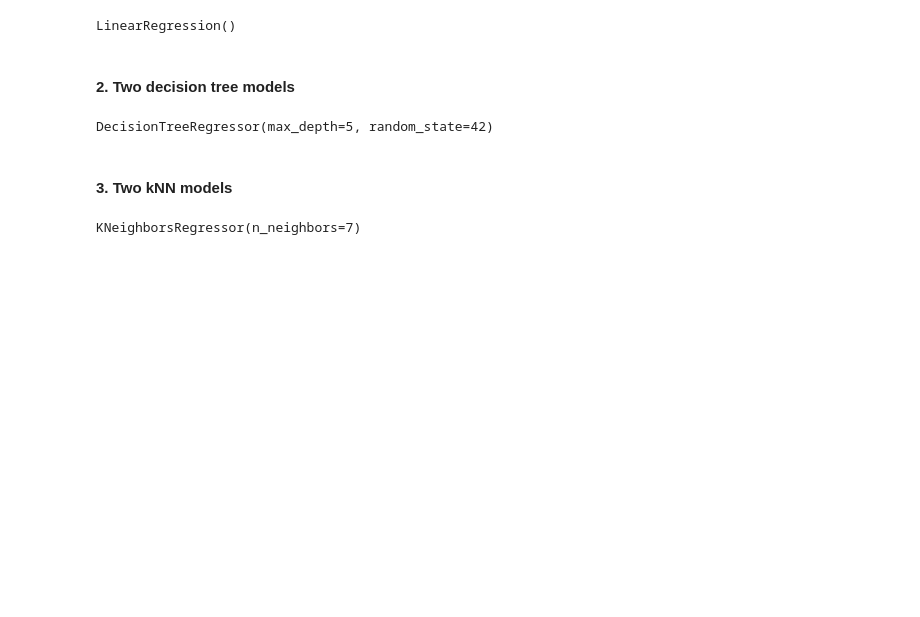
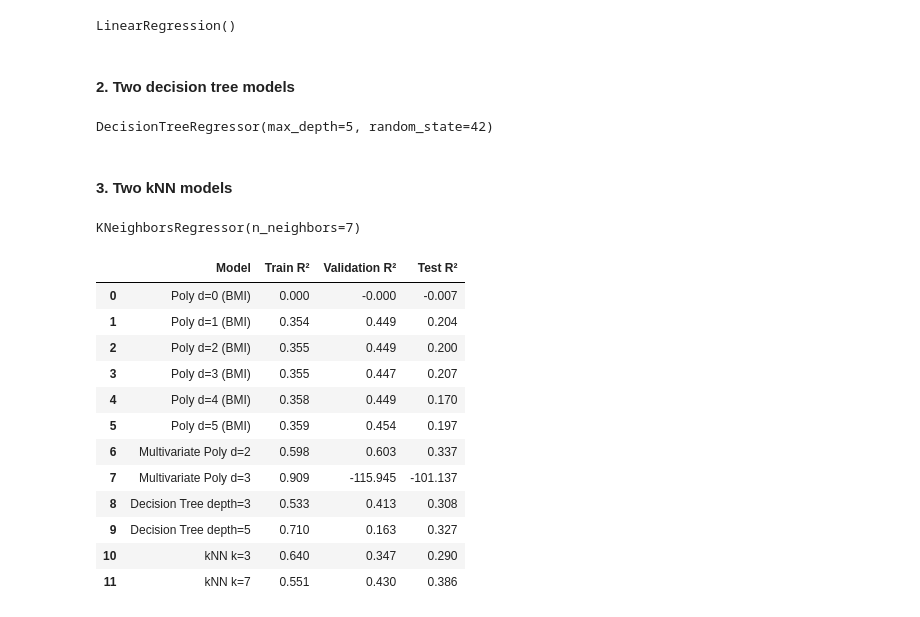
Before and after one commit to RehamAbuarqoub/CSCN8010-Practical-Lab-2, a Jupyter notebook: PracticalLab2.ipynb, the cells around one changed output. Drawn from its saved outputs; the diff is of its cells as text; code cells hidden in the pictures; blank space fills up the shorter version.

```diff
--- a/PracticalLab2.ipynb
+++ b/PracticalLab2.ipynb
@@ -379,3 +379,98 @@ knn2.fit(X_train, y_train)
 # Evaluate on val and test
 # %% [output]
 KNeighborsRegressor(n_neighbors=7)
+# %%
+# Final summary of all models
+
+# Generate predictions for polynomial models (degrees 0–5) on BMI
+poly_preds_train = []
+poly_preds_val = []
+poly_preds_test = []
+for degree, model, poly in models:
+    poly_preds_train.append(model.predict(poly.transform(X_train[["bmi"]])))
+    poly_preds_val.append(model.predict(poly.transform(X_val[["bmi"]])))
+    poly_preds_test.append(model.predict(poly.transform(X_test[["bmi"]])))
+
+# Multivariate polynomial degree 2
+y_train_pred_mv2 = model_poly2.predict(X_train_poly2)
+y_val_pred_mv2 = model_poly2.predict(X_val_poly2)
+y_test_pred_mv2 = model_poly2.predict(X_test_poly2)
+
+# Multivariate polynomial degree 3 (assuming you have model_poly3, X_train_poly3, etc.)
+# If not, you need to fit and transform for degree 3 as you did for degree 2
+from sklearn.preprocessing import PolynomialFeatures
+poly3 = PolynomialFeatures(degree=3, include_bias=True)
+X_train_poly3 = poly3.fit_transform(X_train)
+X_val_poly3 = poly3.transform(X_val)
+X_test_poly3 = poly3.transform(X_test)
+from sklearn.linear_model import LinearRegression
+model_poly3 = LinearRegression()
+model_poly3.fit(X_train_poly3, y_train)
+y_train_pred_mv3 = model_poly3.predict(X_train_poly3)
+y_val_pred_mv3 = model_poly3.predict(X_val_poly3)
+y_test_pred_mv3 = model_poly3.predict(X_test_poly3)
+
+# Decision Tree predictions
+y_train_pred_tree3 = tree1.predict(X_train)
+y_val_pred_tree3 = tree1.predict(X_val)
+y_test_pred_tree3 = tree1.predict(X_test)
+
+y_train_pred_tree5 = tree2.predict(X_train)
+y_val_pred_tree5 = tree2.predict(X_val)
+y_test_pred_tree5 = tree2.predict(X_test)
+
+# kNN predictions
+y_train_pred_knn3 = knn1.predict(X_train)
+y_val_pred_knn3 = knn1.predict(X_val)
+y_test_pred_knn3 = knn1.predict(X_test)
+
+y_train_pred_knn7 = knn2.predict(X_train)
+y_val_pred_knn7 = knn2.predict(X_val)
+y_test_pred_knn7 = knn2.predict(X_test)
+
+summary_data = {
+    'Model': [
+        'Poly d=0 (BMI)', 'Poly d=1 (BMI)', 'Poly d=2 (BMI)', 'Poly d=3 (BMI)', 'Poly d=4 (BMI)', 'Poly d=5 (BMI)',
+        'Multivariate Poly d=2', 'Multivariate Poly d=3',
+        'Decision Tree depth=3', 'Decision Tree depth=5',
+        'kNN k=3', 'kNN k=7'
+    ],
+    'Train R²': [
+        r2_score(y_train, poly_preds_train[0]), r2_score(y_train, poly_preds_train[1]), r2_score(y_train, poly_preds_train[2]),
+        r2_score(y_train, poly_preds_train[3]), r2_score(y_train, poly_preds_train[4]), r2_score(y_train, poly_preds_train[5]),
+        r2_score(y_train, y_train_pred_mv2), r2_score(y_train, y_train_pred_mv3),
+        r2_score(y_train, y_train_pred_tree3), r2_score(y_train, y_train_pred_tree5),
+        r2_score(y_train, y_train_pred_knn3), r2_score(y_train, y_train_pred_knn7)
+    ],
+    'Validation R²': [
+        r2_score(y_val, poly_preds_val[0]), r2_score(y_val, poly_preds_val[1]), r2_score(y_val, poly_preds_val[2]),
+        r2_score(y_val, poly_preds_val[3]), r2_score(y_val, poly_preds_val[4]), r2_score(y_val, poly_preds_val[5]),
+        r2_score(y_val, y_val_pred_mv2), r2_score(y_val, y_val_pred_mv3),
+        r2_score(y_val, y_val_pred_tree3), r2_score(y_val, y_val_pred_tree5),
+        r2_score(y_val, y_val_pred_knn3), r2_score(y_val, y_val_pred_knn7)
+    ],
+    'Test R²': [
+        r2_score(y_test, poly_preds_test[0]), r2_score(y_test, poly_preds_test[1]), r2_score(y_test, poly_preds_test[2]),
+        r2_score(y_test, poly_preds_test[3]), r2_score(y_test, poly_preds_test[4]), r2_score(y_test, poly_preds_test[5]),
+        r2_score(y_test, y_test_pred_mv2), r2_score(y_test, y_test_pred_mv3),
+        r2_score(y_test, y_test_pred_tree3), r2_score(y_test, y_test_pred_tree5),
+        r2_score(y_test, y_test_pred_knn3), r2_score(y_test, y_test_pred_knn7)
+    ]
+}
+
+results_df = pd.DataFrame(summary_data)
+display(results_df.round(3))
+# %% [output]
+|  | Model | Train R² | Validation R² | Test R² |
+| 0 | Poly d=0 (BMI) | 0.000 | -0.000 | -0.007 |
+| 1 | Poly d=1 (BMI) | 0.354 | 0.449 | 0.204 |
+| 2 | Poly d=2 (BMI) | 0.355 | 0.449 | 0.200 |
+| 3 | Poly d=3 (BMI) | 0.355 | 0.447 | 0.207 |
+| 4 | Poly d=4 (BMI) | 0.358 | 0.449 | 0.170 |
+| 5 | Poly d=5 (BMI) | 0.359 | 0.454 | 0.197 |
+| 6 | Multivariate Poly d=2 | 0.598 | 0.603 | 0.337 |
+| 7 | Multivariate Poly d=3 | 0.909 | -115.945 | -101.137 |
+| 8 | Decision Tree depth=3 | 0.533 | 0.413 | 0.308 |
+| 9 | Decision Tree depth=5 | 0.710 | 0.163 | 0.327 |
+| 10 | kNN k=3 | 0.640 | 0.347 | 0.290 |
+| 11 | kNN k=7 | 0.551 | 0.430 | 0.386 |
```
Also changed, not shown: parts of 1 cell of this notebook.
